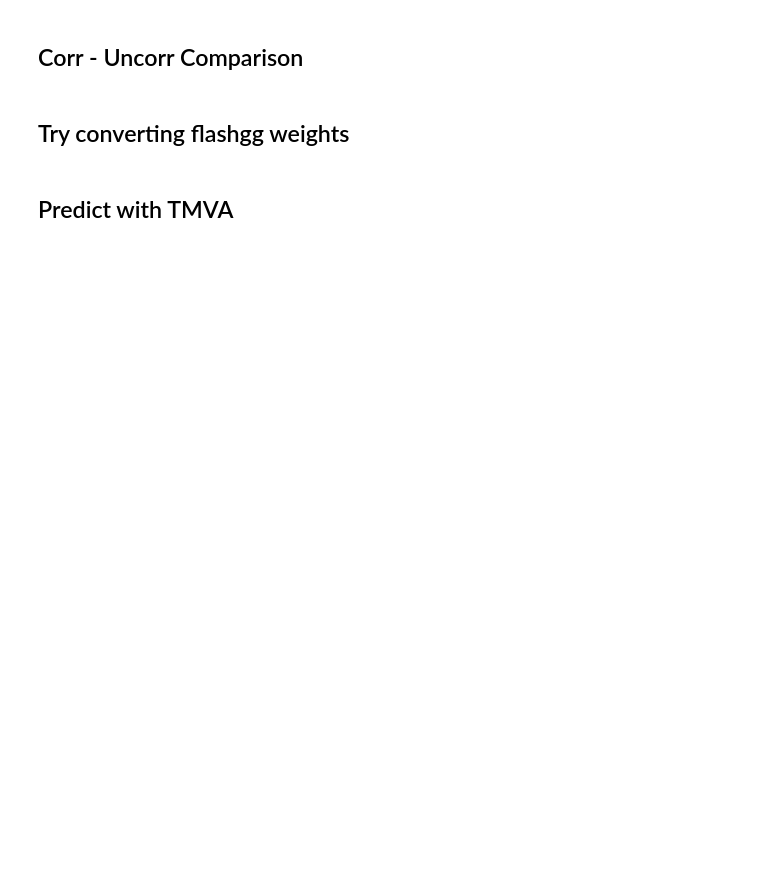
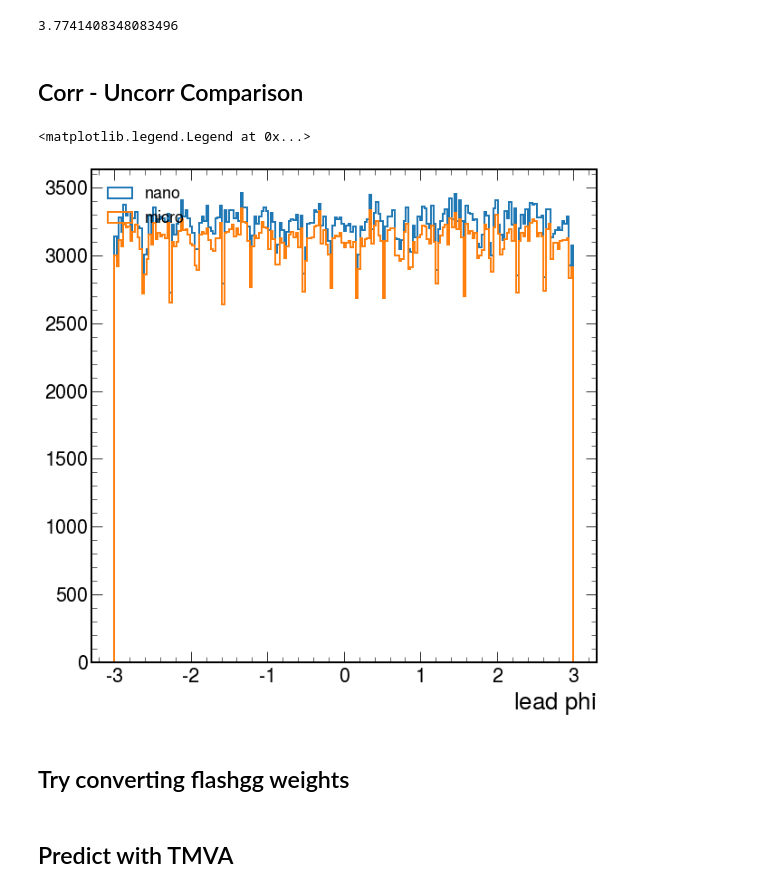
Before and after one commit to maxgalli/UsefulHEPScripts, a Jupyter notebook: flashgg_investigate/compare_nano_micro/dump_plots.ipynb, the cells around one changed output. Saved outputs shown, nothing was run; the diff lists cells and outputs as text; code cells hidden in the pictures; blank space fills up the shorter version.

```diff
--- a/flashgg_investigate/compare_nano_micro/dump_plots.ipynb
+++ b/flashgg_investigate/compare_nano_micro/dump_plots.ipynb
@@ -22,11 +22,13 @@ if "lead_ch_iso_worst__uncorr" in microaod_arr.fields:
     microaod_arr["lead_ch_iso_worst_uncorr"] = microaod_arr["lead_ch_iso_worst__uncorr"]
 # %%
 # Temporary: consider barrel only
-nanoaod_arr["lead_mvaID_recomputed"] = 2. / (1. + np.exp(-2 * (nanoaod_arr.lead_mvaID_recomputed + 1.0))) - 1.
-nanoaod_arr["sublead_mvaID_recomputed"] = 2. / (1. + np.exp(-2 * (nanoaod_arr.sublead_mvaID_recomputed + 1.0))) - 1.
+#nanoaod_arr["lead_mvaID_recomputed"] = 2. / (1. + np.exp(-2 * (nanoaod_arr.lead_mvaID_recomputed + 1.0))) - 1.
+#nanoaod_arr["sublead_mvaID_recomputed"] = 2. / (1. + np.exp(-2 * (nanoaod_arr.sublead_mvaID_recomputed + 1.0))) - 1.
 
-nanoaod_arr = nanoaod_arr[np.abs(nanoaod_arr.eta) < 1.5]
-microaod_arr = microaod_arr[np.abs(microaod_arr.eta) < 1.5]
+nanoaod_arr = nanoaod_arr[np.abs(nanoaod_arr.lead_eta) < 1.5]
+microaod_arr = microaod_arr[np.abs(microaod_arr.lead_eta) < 1.5]
+nanoaod_arr = nanoaod_arr[np.abs(nanoaod_arr.sublead_eta) < 1.5]
+microaod_arr = microaod_arr[np.abs(microaod_arr.sublead_eta) < 1.5]
 # %%
 columns = [
     {
@@ -396,3 +460,7 @@ pd_joined
+# %%
+max(pd_joined["lead_mvaID_recomputed"])
+# %% [output]
+3.7741408348083496
 # %%
 for column in columns:
     fig, (up, down) = plt.subplots(
@@ -435,6 +503,20 @@ for column in columns:
     fig.savefig("{}/{}.pdf".format(output_dir, column["nano_col"]), bbox_inches='tight')
 # %% [markdown]
 ## Corr - Uncorr Comparison
+# %%
+bins = 200
+rng = (-3, 3)
+
+fig, ax = plt.subplots()
+
+n, n_, n__ = ax.hist(nanoaod_arr.lead_, bins=bins, range=rng, histtype="step", label="nano", linewidth=2)
+m, m_, m__ = ax.hist(microaod_arr.lead_phi, bins=bins, range=rng, histtype="step", label="micro", linewidth=2)
+
+ax.set_xlabel("lead $phi$")
+ax.legend(fontsize=18, loc="upper left")
+# %% [output]
+<matplotlib.legend.Legend at 0x...>
+[figure, added]
 # %%
 bins = 100
 rng = (0, 0.02)
```
Also changed, not shown: parts of 24 cells of this notebook, 14 other files.
